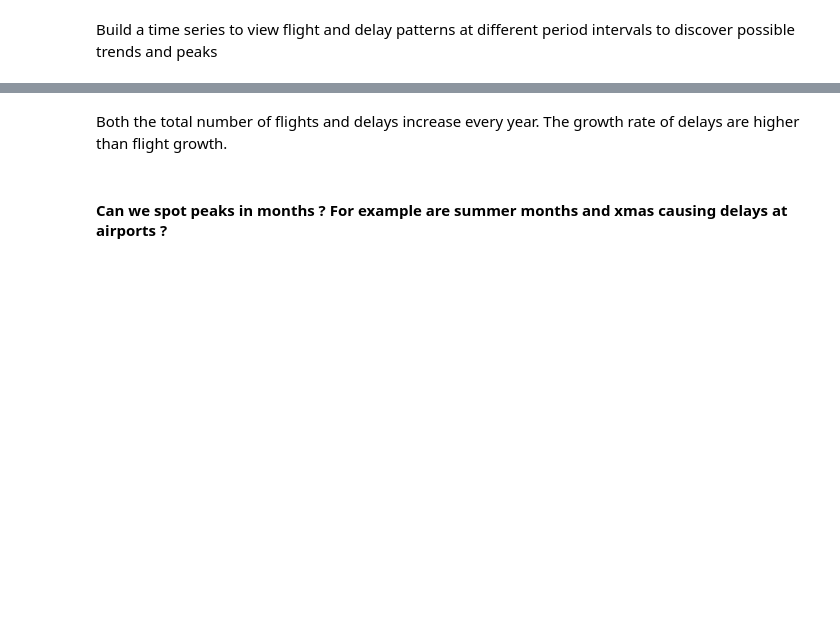
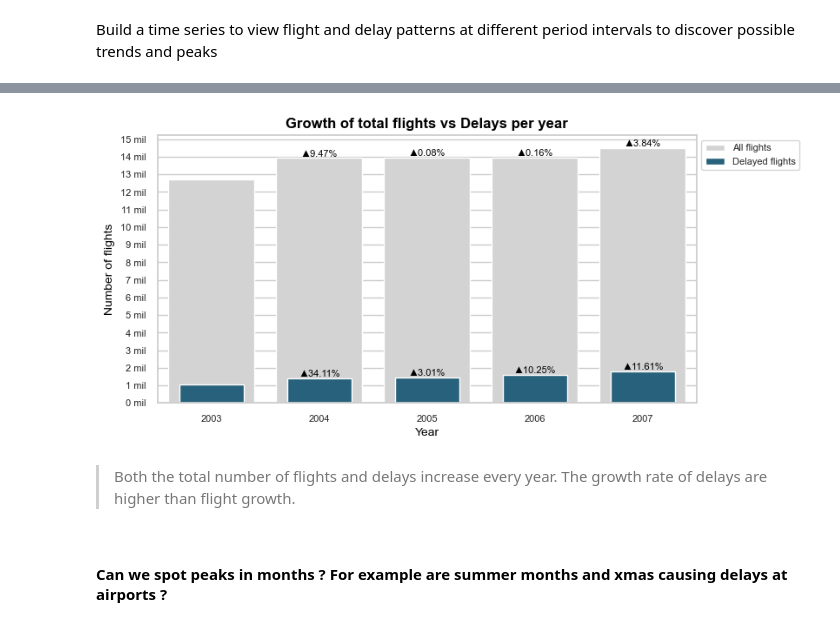
Before and after one commit to JuanitaSmith/flight_analysis, a Jupyter notebook: notebooks/Part_II_exploration.ipynb, the cells around one changed output, grey strips where cells are left out. Cells and saved outputs as stored; diff of their text form; code cells hidden in the pictures; blank space fills up the shorter version.

```diff
--- a/notebooks/Part_II_exploration.ipynb
+++ b/notebooks/Part_II_exploration.ipynb
@@ -433,42 +782,44 @@ flight_timeseries_year
 # %%
-plt.figure(figsize=[8,6])
+plt.figure(figsize=[8,4])
 
-sns.barplot(data=flight_timeseries_year, x=flight_timeseries_year.index.year, y='total_flights', color='lightgrey', label='All flights')
-sns.barplot(data=flight_timeseries_year, x=flight_timeseries_year.index.year, y='delayed', color=BASE_COLOR, label='Delayed flights')
+sns.barplot(data=flight_timeseries_year, x=flight_timeseries_year.index.year, y='total_flights', color=BASE_GREY, label='All flights')
+sns.barplot(data=flight_timeseries_year, x=flight_timeseries_year.index.year, y='delayed', color=BASE_COLOR, label='Delayed flights', width=0.6)
 
 # for each blue bar, print % delays over total flights year on year
 locs, labels = plt.xticks()
 for loc, label in zip(locs,labels):
     date = pd.to_datetime(label.get_text()).strftime('%Y')
     date = date + '-12-31'
     counts = flight_timeseries_year.loc[date]
 
     # add positive or negative sign
     symbol = ''
     if pd.isna(counts['pct_delay']):
         continue
     elif counts['pct_delay'] > 0:
         symbol = SYMBOLS[1]
     elif counts['pct_delay'] < 0:
         symbol = SYMBOLS[0]
 
     pct_string_delay = '{}{:0.2f}%'.format(symbol, round(counts['pct_delay']*100,2))
     pct_string_all = '{}{:0.2f}%'.format(symbol, round(counts['pct_all']*100,2))
     plt.text(loc, counts.delayed+100000, pct_string_delay, ha='center', color='black', fontsize=8)
     plt.text(loc, counts.total_flights+100000, pct_string_all, ha='center', color='black', fontsize=8)
 
 binsize=1000000
 yticks = np.arange(0, flight_timeseries_year['total_flights'].max()+binsize, binsize)
 ylabels = ['{:1.0f}'.format(tick/1000000)+' mil' for tick in yticks]
 plt.yticks(yticks, ylabels)
 
 plt.legend(bbox_to_anchor=(1, 1), loc='upper left')
 plt.title('Growth of total flights vs Delays per year')
 plt.xlabel('Year')
 plt.ylabel('Number of flights')
 
 plt.show()
+# %% [output]
+[figure, added]
 # %% [markdown]
-Both the total number of flights and delays increase every year. The growth rate of delays are higher than flight growth.
+>Both the total number of flights and delays increase every year. The growth rate of delays are higher than flight growth.
 # %% [markdown]
 #### Can we spot peaks in months ? For example are summer months and xmas causing delays at airports ?
```
Also changed, not shown: parts of 136 cells of this notebook, 1 other file.
